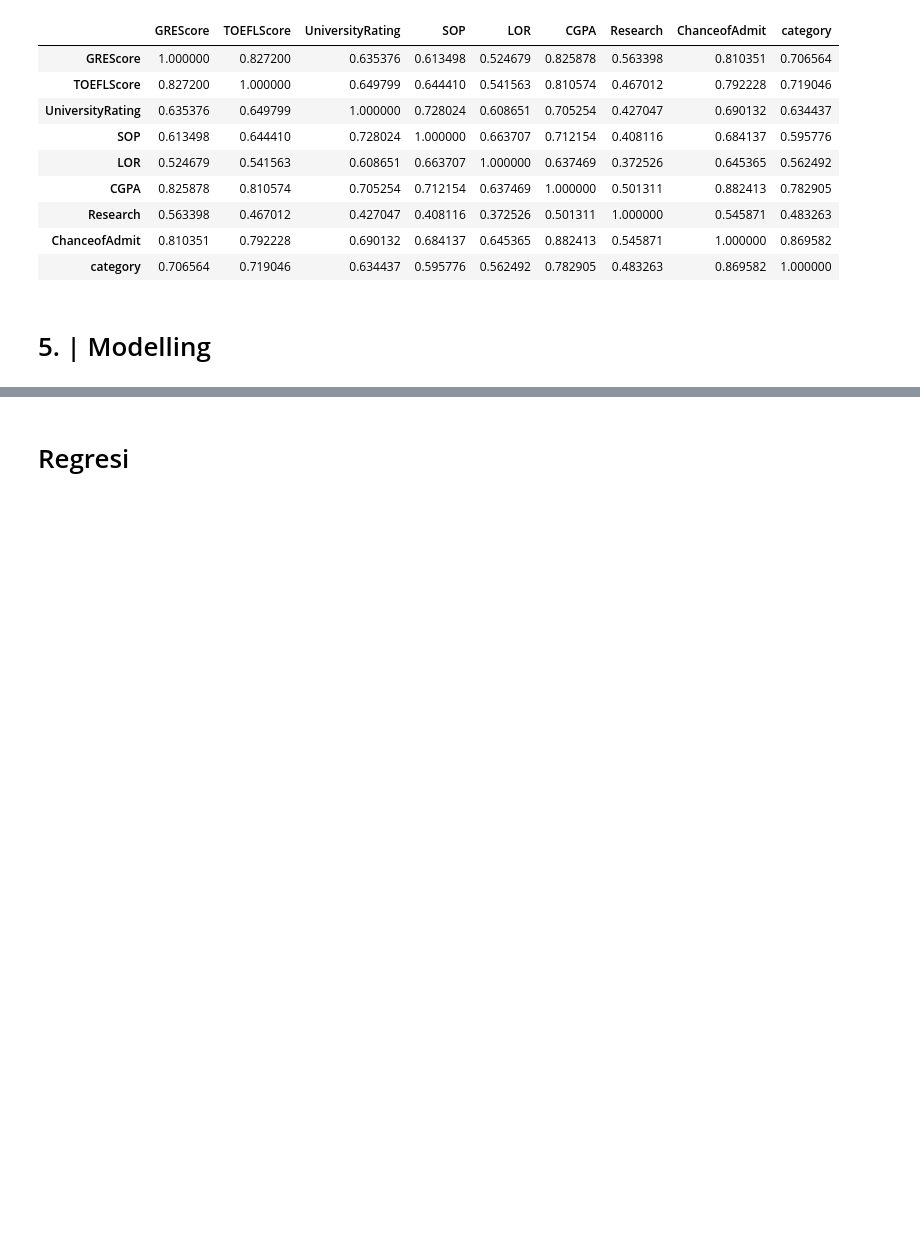
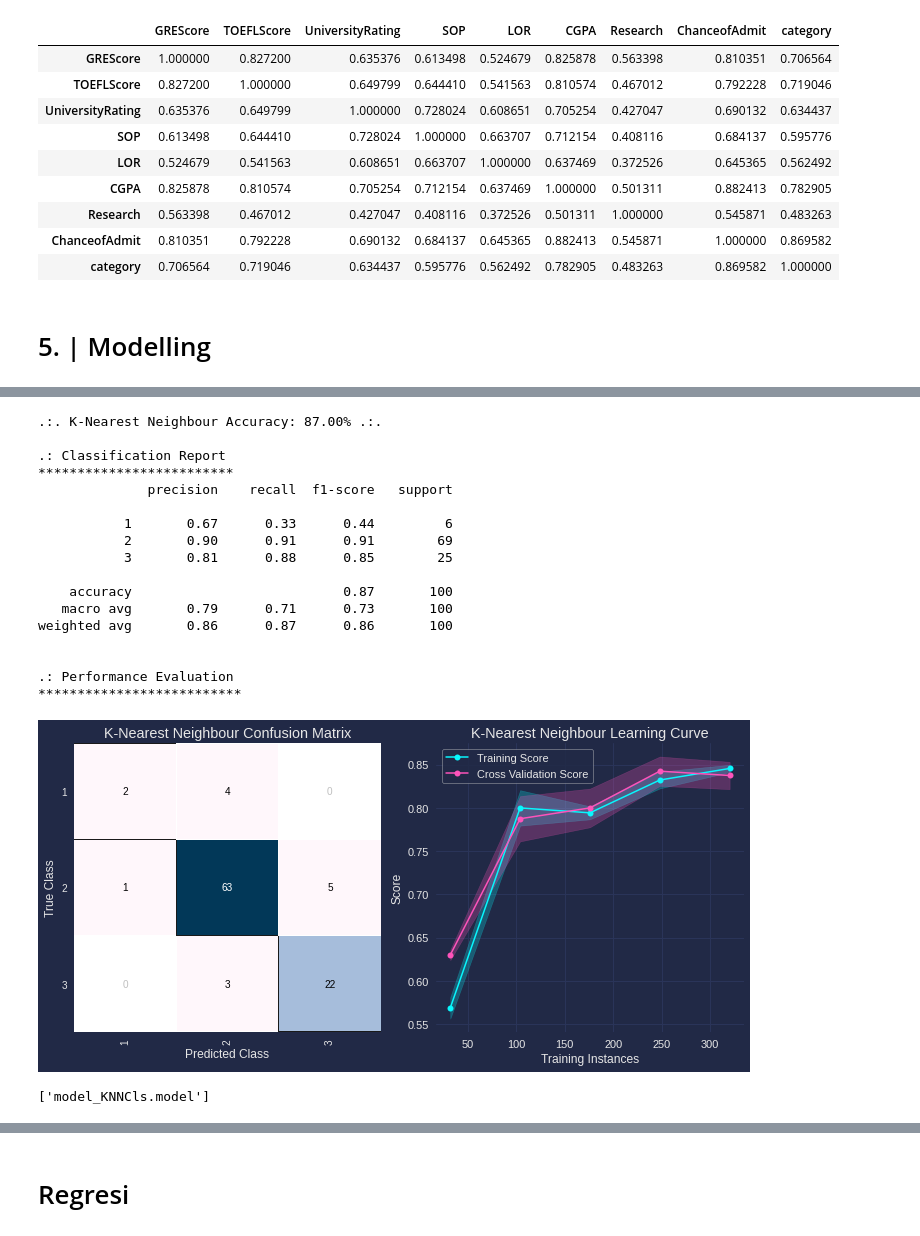
Before and after one commit to MFTDhilah/Insight1, a Jupyter notebook: app/TAOrbit.ipynb, the cells around one changed output, grey strips where cells are left out. Saved outputs shown, nothing was run; the diff lists cells and outputs as text; code cells hidden in the pictures; blank space fills up the shorter version.

```diff
--- a/app/TAOrbit.ipynb
+++ b/app/TAOrbit.ipynb
@@ -486,0 +526,5 @@ x_train, x_test, y_train, y_test = train_test_split(x_reg, y_reg, test_size=0.2,
+# %%
+knn = KNeighborsClassifier(n_neighbors=21)
+model3 = knn.fit(x1_train, y1_train)
+# %%
+y_pred_KNN = model3.predict(x1_test)
@@ -486,0 +547,50 @@ x_train, x_test, y_train, y_test = train_test_split(x_reg, y_reg, test_size=0.2,
+# %%
+KNNAcc = accuracy_score(y_pred_KNN, y1_test)
+print('.:. K-Nearest Neighbour Accuracy:'+'\033[1m {:.2f}%'.format(KNNAcc*100)+' .:.')
+
+# --- KNN Classification Report ---
+print('\n\033[1m'+'.: Classification Report'+'\033[0m')
+print('*' * 25)
+print(classification_report(y1_test, y_pred_KNN))
+
+# --- Performance Evaluation ---
+print('\n\033[1m'+'.: Performance Evaluation'+'\033[0m')
+print('*' * 26)
+fig, ((ax1, ax2)) = plt.subplots(1, 2, figsize=(10, 5))
+
+# --- KNN Confusion Matrix ---
+knnmatrix = ConfusionMatrix(model3, ax=ax1, cmap='PuBu',
+                            title='K-Nearest Neighbour Confusion Matrix')
+knnmatrix.fit(x1_train, y1_train)
+knnmatrix.score(x1_test, y1_test)
+knnmatrix.finalize()
+
+# --- KNN Learning Curve ---
+knnlc = LearningCurve(model3, ax=ax2, title='K-Nearest Neighbour Learning Curve')
+knnlc.fit(x1_train, y1_train)
+knnlc.finalize()
+
+plt.tight_layout();
+# %% [output]
+.:. K-Nearest Neighbour Accuracy: 87.00% .:.
+
+.: Classification Report
+*************************
+              precision    recall  f1-score   support
+
+           1       0.67      0.33      0.44         6
+           2       0.90      0.91      0.91        69
+           3       0.81      0.88      0.85        25
+
+    accuracy                           0.87       100
+   macro avg       0.79      0.71      0.73       100
+weighted avg       0.86      0.87      0.86       100
+
+
+.: Performance Evaluation
+**************************
+[figure, added]
+# %%
+joblib.dump((model3), "model_KNNCls.model")
+# %% [output]
+['model_KNNCls.model']
```
Also changed, not shown: parts of 41 cells of this notebook.
